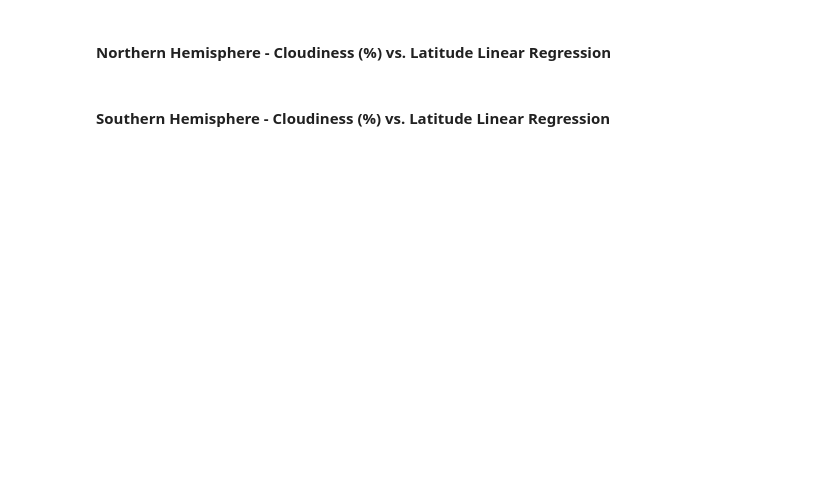
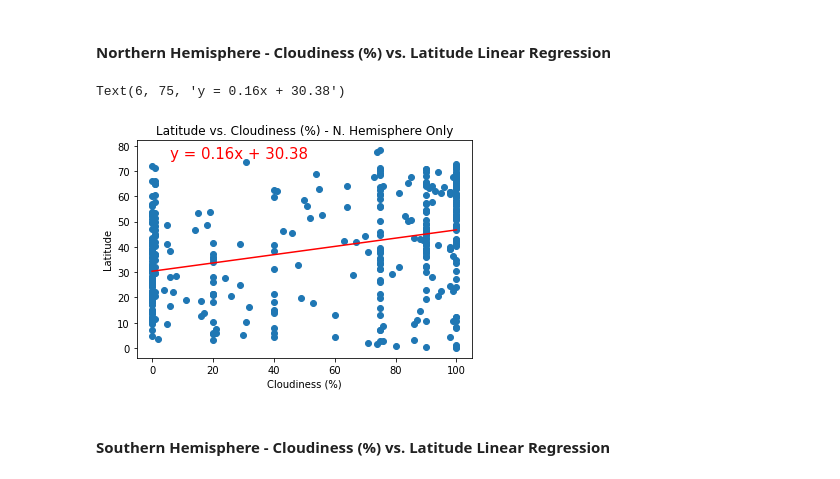
Before and after one commit to tkadamson/Weather-Vacation-APIs-with-Python, a Jupyter notebook: WeatherPy.ipynb, the cells around one changed output. Cells and saved outputs as stored; diff of their text form; code cells hidden in the pictures; blank space fills up the shorter version.

```diff
--- a/WeatherPy.ipynb
+++ b/WeatherPy.ipynb
@@ -256,4 +319,30 @@ Text(35, 75, 'y = -0.5x + 58.1')
 # %% [markdown]
 ####  Northern Hemisphere - Cloudiness (%) vs. Latitude Linear Regression
+# %%
+#Calculations for finding the components of the regression line
+x_values = northern_lats['clouds']
+y_values = northern_lats['lat']
+
+#Get values for the regression line for plotting
+(slope, intercept, rvalue, pvalue, stderr) = linregress(x_values.astype('float'), y_values.astype('float'))
+regress_values = x_values * slope + intercept
+
+#Get equation for the linear regression
+line_eq = "y = " + str(round(slope,2)) + "x + " + str(round(intercept,2))
+
+#Plot scatter and regression line over the top
+plt.scatter(x_values,y_values)
+plt.plot(x_values,regress_values,"r-")
+
+#Labels, etc
+plt.title('Latitude vs. Cloudiness (%) - N. Hemisphere Only')
+plt.xlabel('Cloudiness (%)')
+plt.ylabel('Latitude')
+
+#Put equation on the plot
+plt.annotate(line_eq,(6, 75),fontsize=15,color="red")
+# %% [output]
+Text(6, 75, 'y = 0.16x + 30.38')
+[figure, added]
 # %% [markdown]
 ####  Southern Hemisphere - Cloudiness (%) vs. Latitude Linear Regression
```
Also changed, not shown: parts of 8 cells of this notebook, 1 other file.
